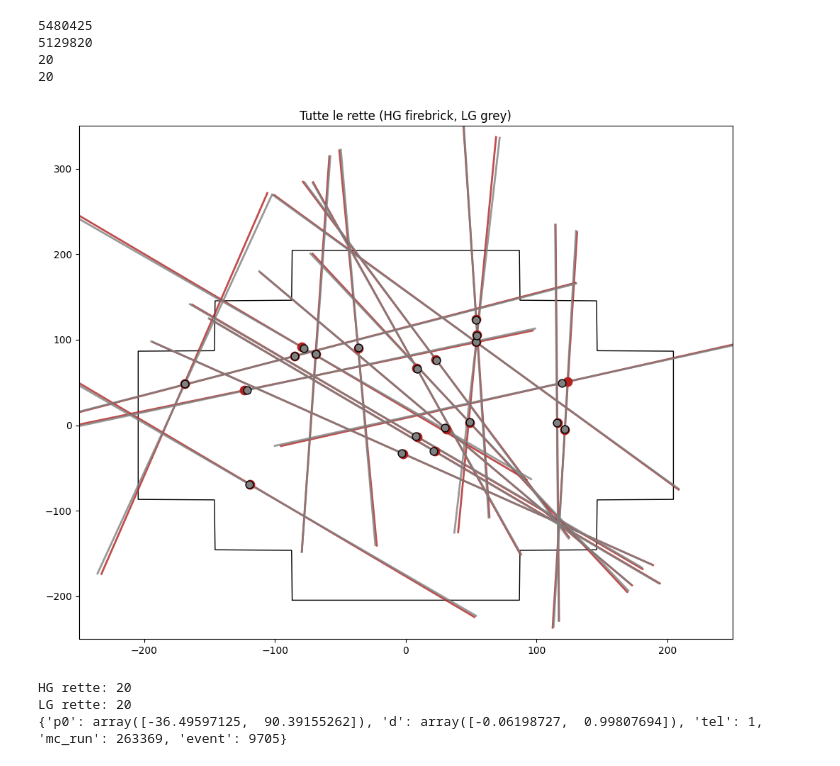
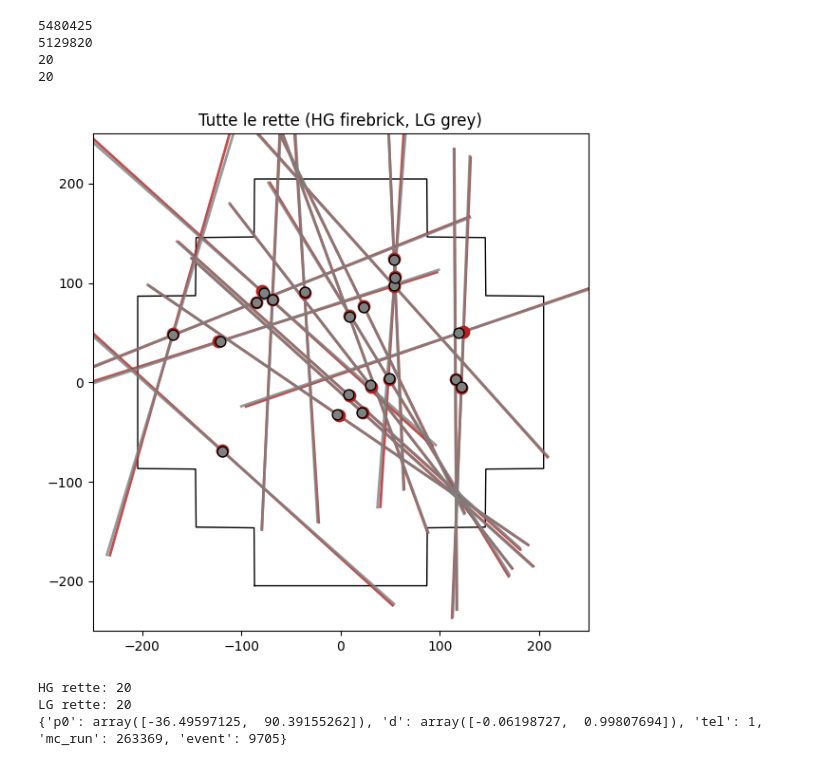
Before and after one commit to mfrancescangeli1/ASTRI, a Jupyter notebook: ev0_prova3.ipynb, the cells around one changed output. Saved outputs shown, nothing was run; the diff lists cells and outputs as text; code cells hidden in the pictures.

```diff
--- a/ev0_prova3.ipynb
+++ b/ev0_prova3.ipynb
@@ -183,7 +183,7 @@ for iv in range(len(df_dt)):
 #   tutte le rette insieme
 xfp, yfp = at.utils.camera.get_xy_footprint()
 
-fig, ax = plt.subplots(figsize=(10, 8))
+fig, ax = plt.subplots(figsize=(6, 6))
 # footprint camera
 ax.plot(xfp, yfp, 'k-', linewidth=1)
 
@@ -206,35 +206,35 @@ for r in rette_hg:
     y1 = p0[1] - L * d[1]
     x2 = p0[0] + L * d[0]
     y2 = p0[1] + L * d[1]
     ax.plot([x1, x2], [y1, y2], color="firebrick", linewidth=2, alpha=0.8)
 
 #  centroidi e rette LG
 for r in rette_lg:
     p0 = r["p0"]
     d  = r["d"]
 
     # centroide LG (punto grigio più piccolo con bordo nero)
     ax.scatter(p0[0], p0[1], s=60, color="grey", edgecolor="black", zorder=5)
 
     # retta lunga LG (grey)
     x1 = p0[0] - L * d[0]
     y1 = p0[1] - L * d[1]
     x2 = p0[0] + L * d[0]
     y2 = p0[1] + L * d[1]
     ax.plot([x1, x2], [y1, y2], color="grey", linewidth=2, alpha=0.8)
 
 ax.set_title("Tutte le rette (HG firebrick, LG grey)")
 ax.set_xlim(-250,250 )
-ax.set_ylim(-250,350)
+ax.set_ylim(-250,250)
 
 plt.tight_layout()
 plt.show()
 
 print("HG rette:", len(rette_hg))
 print("LG rette:", len(rette_lg))
 print(rette_hg[0])
 # %% [output]
-[figure, old version]
+[figure, new version]
 HG rette: 20
 LG rette: 20
 {'p0': array([-36.49597125,  90.39155262]), 'd': array([-0.06198727,  0.99807694]), 'tel': 1, 'mc_run': 263369, 'event': 9705}
```
Also changed, not shown: parts of 1 cell of this notebook, 3 other files.
